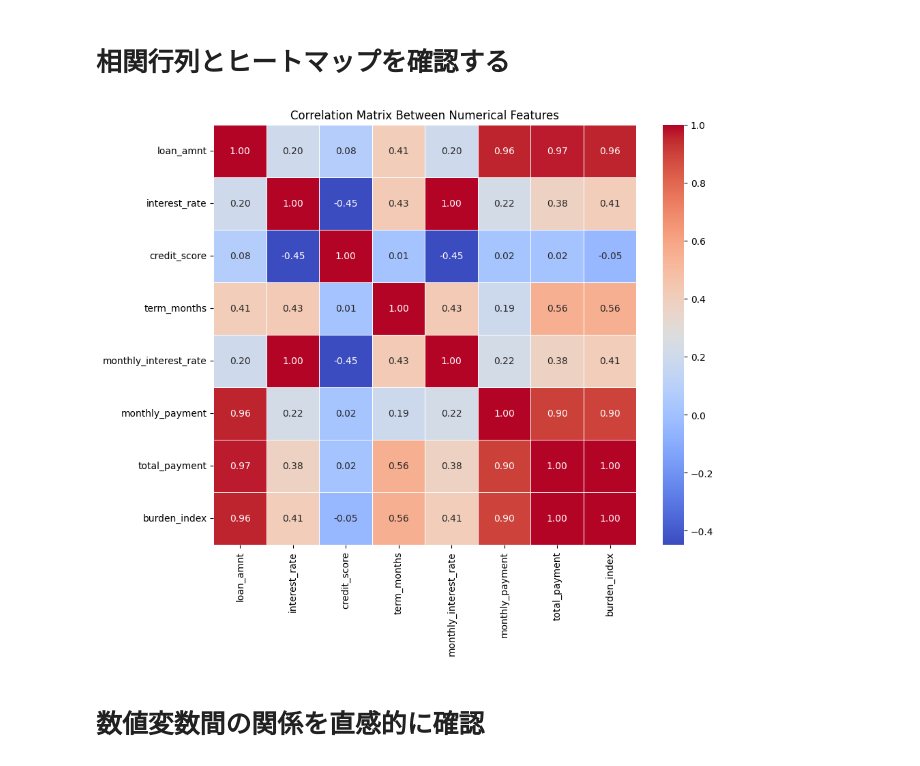
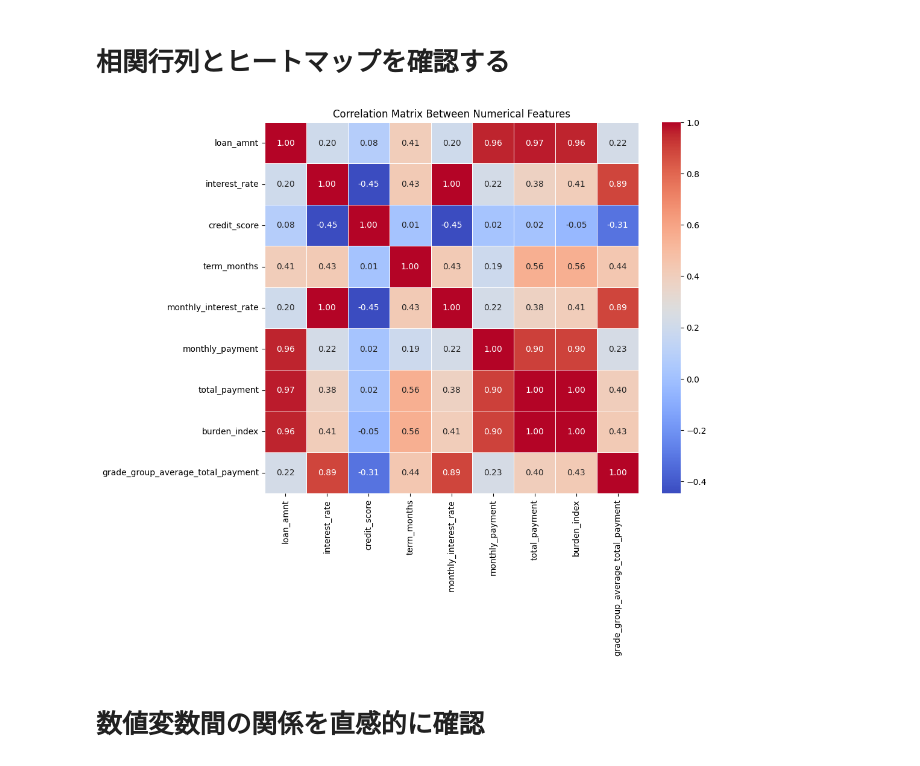
Before and after one commit to capri7/Debt-Default-Risk-Reduction---Predicting-Loan-Repayment-Status, a Jupyter notebook: EDA.ipynb, the cells around one changed output. Saved outputs shown, nothing was run; the diff lists cells and outputs as text; code cells hidden in the pictures.

```diff
--- a/EDA.ipynb
+++ b/EDA.ipynb
@@ -75,21 +105,21 @@ for col in numeric_cols:
 # %%
 import seaborn as sns
 import matplotlib.pyplot as plt
 
 # 数値特徴量のリスト
 numerical_features = ['loan_amnt', 'interest_rate', 'credit_score', 'term_months',
-                      'monthly_interest_rate', 'monthly_payment', 'total_payment', 'burden_index']
+                      'monthly_interest_rate', 'monthly_payment', 'total_payment', 'burden_index', 'grade_group_average_total_payment']
 
 # 数値変数の相関行列
 correlation_matrix = train[numerical_features].corr()
 
 # 相関行列をヒートマップで可視化
 plt.figure(figsize=(10, 8))
 sns.heatmap(correlation_matrix, annot=True, cmap='coolwarm', fmt=".2f", linewidths=0.5)
 plt.title("Correlation Matrix Between Numerical Features")
 plt.show()
 # %% [output]
-[figure, old version]
+[figure, new version]
 # %% [markdown]
 # 数値変数間の関係を直感的に確認
 # %%
```
Also changed, not shown: parts of 7 cells of this notebook, 1 other file.
